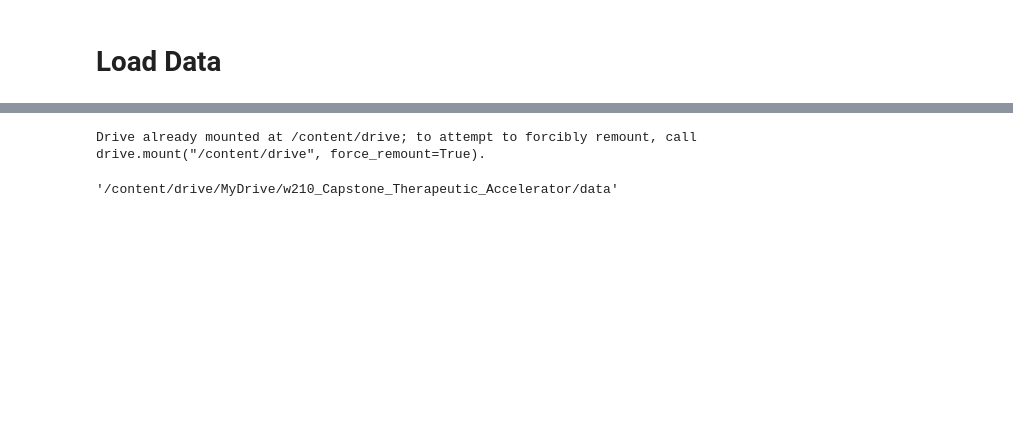
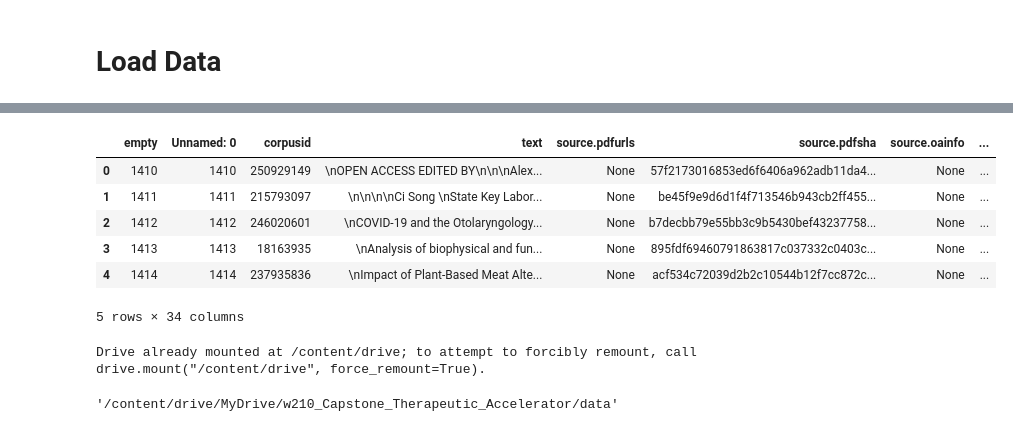
Before and after one commit to leen01/therapeutic-accelerator, a Jupyter notebook: Base_Models/LangChainModel.ipynb, the cells around one changed output, grey strips where cells are left out. Drawn from its saved outputs; the diff is of its cells as text; code cells hidden in the pictures; blank space fills up the shorter version.

```diff
--- a/Base_Models/LangChainModel.ipynb
+++ b/Base_Models/LangChainModel.ipynb
@@ -65,3 +66,41 @@ from metapub import PubMedFetcher
+# %%
+import os
+import yaml
+from sqlalchemy import create_engine
+
+# with open("./therapeutic_accelerator/config/main.yaml", "r") as f:
+#     config = yaml.load(f, Loader=yaml.FullLoader)
+
+# with open("../config/keys.yaml", "r") as f:
+#     keys = yaml.load(f, Loader=yaml.FullLoader)
+
+# bucket_path = os.path.join(config['paths']['root'], config['paths']['mount'])
+
+# Create engine to connect to database
+engine = create_engine(f'postgresql://postgres:qRd71PqwOsbv62WAvboR@database-1.cuaho2dof33c.us-east-1.rds.amazonaws.com:5432/postgres')
+# %%
+### Retreive Full Text from Table
+from sqlalchemy import text
+
+table_name = 'fulltext'
+
+sql = text(f'''
+    SELECT * FROM {table_name} LIMIT 10;
+''')
+
+with engine.connect() as conn:
+    query = conn.execute(sql)
+
+full_text = pd.DataFrame(query.fetchall())
+full_text.head()
+# %% [output]
+|  | empty | Unnamed: 0 | corpusid | text | source.pdfurls | source.pdfsha | source.oainfo | ... |
+| 0 | 1410 | 1410 | 250929149 | \nOPEN ACCESS EDITED BY\n\n\nAlex... | None | 57f2173016853ed6f6406a962adb11da4... | None | ... |
+| 1 | 1411 | 1411 | 215793097 | \n\n\n\nCi Song \nState Key Labor... | None | be45f9e9d6d1f4f713546b943cb2ff455... | None | ... |
+| 2 | 1412 | 1412 | 246020601 | \nCOVID-19 and the Otolaryngology... | None | b7decbb79e55bb3c9b5430bef43237758... | None | ... |
+| 3 | 1413 | 1413 | 18163935 | \nAnalysis of biophysical and fun... | None | 895fdf69460791863817c037332c0403c... | None | ... |
+| 4 | 1414 | 1414 | 237935836 | \nImpact of Plant-Based Meat Alte... | None | acf534c72039d2b2c10544b12f7cc872c... | None | ... |
+5 rows × 34 columns
 # %%
 # Mount google drive
 drive.mount('/content/drive')
```
Also changed, not shown: parts of 7 cells of this notebook.
